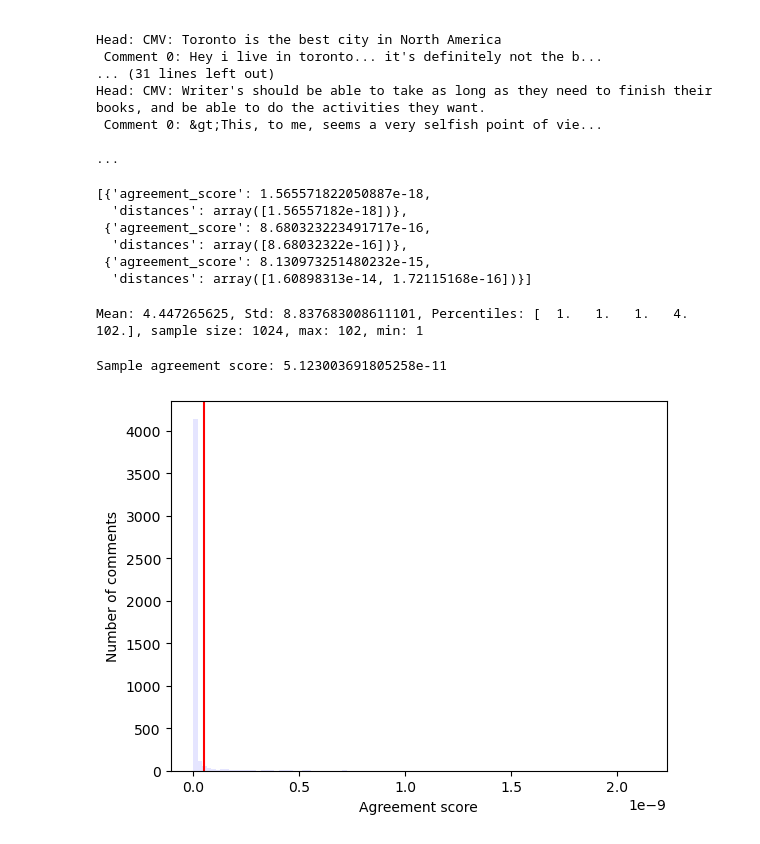
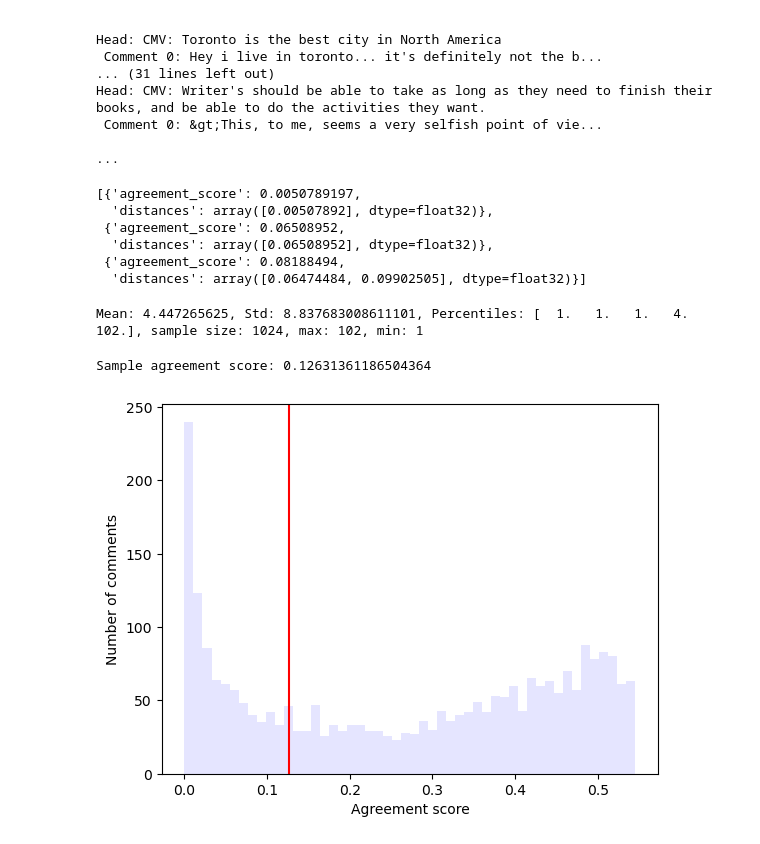
Before and after one commit to DanielSkala/Language-Technology-Project, a Jupyter notebook: experiments/cmv_pipeline.ipynb, the cells around one changed output. Cells and saved outputs as stored; diff of their text form; code cells hidden in the pictures.

```diff
--- a/experiments/cmv_pipeline.ipynb
+++ b/experiments/cmv_pipeline.ipynb
@@ -41,6 +41,13 @@ Head: CMV: Writer's should be able to take as long as they need to finish their
  Comment 0: &gt;This, to me, seems a very selfish point of vie...
 
 ...
+# %%
+from modules.hv_net import HVClassifier
+device = torch.device("cuda" if torch.cuda.is_available() else "cpu")
+# Load the model
+model = HVClassifier()
+model = model.load("./models/hv_net.pt")
+model = model.to(device)
 # %%
 def dummy_embedder(text: List[str]) -> np.ndarray:
     """
@@ -57,7 +64,12 @@ def dummy_embedder(text: List[str]) -> np.ndarray:
     embeddings = np.array(embeddings)
     return embeddings
 
-def compute_agreement_summary(entry: dict, dist_func):
+def embedder(text: List[str]) -> np.ndarray:
+    x = model.predict(text, return_type="np")
+    # x = np.where(x >= 0.75, 1, 0)
+    return x
+
+def compute_agreement_summary(entry: dict, dist_func, embdedder=dummy_embedder):
     # compute the agreement summary
     summary = {
         "agreement_score": None,
@@ -65,8 +77,8 @@ def compute_agreement_summary(entry: dict, dist_func):
     }
 
     # Compute emebddings
-    head_embedding = dummy_embedder([entry["head"]])[0]
-    comment_embeddings = dummy_embedder(entry["comments"])
+    head_embedding = embdedder([entry["head"]])[0]
+    comment_embeddings = embdedder(entry["comments"])
     head_embeddings = np.repeat(head_embedding.reshape(1, -1), comment_embeddings.shape[0], axis=0)
     distances = dist_func(comment_embeddings, head_embeddings)
 
@@ -75,7 +87,7 @@ def compute_agreement_summary(entry: dict, dist_func):
 
     return summary
 
-def compute_agreement_summaries(data: List[dict], dist_func=lambda x, y: np.prod(x*y, axis=1)):
+def compute_agreement_summaries(data: List[dict], dist_func=lambda x, y: np.prod(x*y, axis=1), embedder=dummy_embedder):
     """
     Compute the agreement summaries for all posts
     Args:
@@ -86,19 +98,20 @@ def compute_agreement_summaries(data: List[dict], dist_func=lambda x, y: np.prod
     """
     summaries = []
     for entry in tqdm(data):
-        summary = compute_agreement_summary(entry, dist_func)
+        summary = compute_agreement_summary(entry, dist_func, embedder)
         summaries.append(summary)
     return summaries
 
-summaries = compute_agreement_summaries(data)
+cosine_sim = lambda x, y: np.sum(x*y, axis=1) / (np.linalg.norm(x, axis=1) * np.linalg.norm(y, axis=1))
+summaries = compute_agreement_summaries(data, embedder=embedder, dist_func=cosine_sim)
 summaries[:3]
 # %% [output]
-[{'agreement_score': 1.565571822050887e-18,
-  'distances': array([1.56557182e-18])},
- {'agreement_score': 8.680323223491717e-16,
-  'distances': array([8.68032322e-16])},
- {'agreement_score': 8.130973251480232e-15,
-  'distances': array([1.60898313e-14, 1.72115168e-16])}]
+[{'agreement_score': 0.0050789197,
+  'distances': array([0.00507892], dtype=float32)},
+ {'agreement_score': 0.06508952,
+  'distances': array([0.06508952], dtype=float32)},
+ {'agreement_score': 0.08188494,
+  'distances': array([0.06474484, 0.09902505], dtype=float32)}]
 # %%
 mu = np.mean([len(entry["comments"]) for entry in data])
 sigma = np.std([len(entry["comments"]) for entry in data])
@@ -112,22 +125,22 @@ Mean: 4.447265625, Std: 8.837683008611101, Percentiles: [  1.   1.   1.   4. 102
 # %%
 
 all_distances =  np.concatenate([entry["distances"] for entry in summaries])
 all_distances_mean = np.mean(all_distances)
 all_distances_std = np.std(all_distances)
 all_distances_interval = -1.96 * all_distances_std, 1.96 * all_distances_std
 
 sample = np.random.choice(summaries)
 sample_agreement = sample["agreement_score"]
 print(f"Sample agreement score: {sample_agreement}")
 
 # Values are smaller than 1e-4
-plt.hist(all_distances, range=(0, all_distances_interval[1]), bins=100, label="All distances", alpha=0.1, color="blue")
+plt.hist(all_distances, range=(0, all_distances_interval[1]), bins=50, label="All distances", alpha=0.1, color="blue")
 
 plt.axvline(x=sample_agreement, color="red", label="Sample agreement score")
 
 plt.xlabel("Agreement score")
 plt.ylabel("Number of comments")
 plt.show()
 # %% [output]
-Sample agreement score: 5.123003691805258e-11
+Sample agreement score: 0.12631361186504364
-[figure, old version]
+[figure, new version]
```
Also changed, not shown: parts of 3 cells of this notebook, 3 other files.
